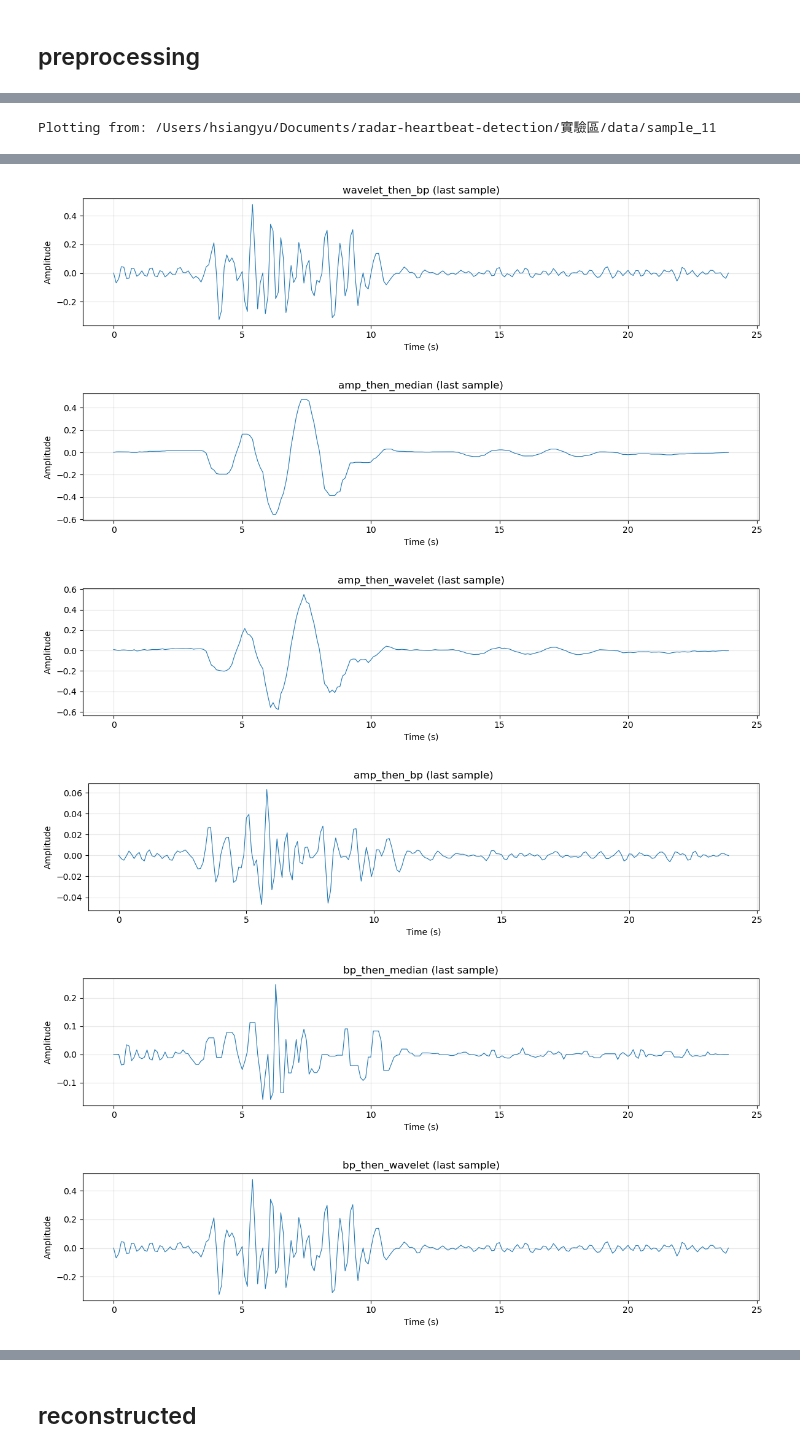
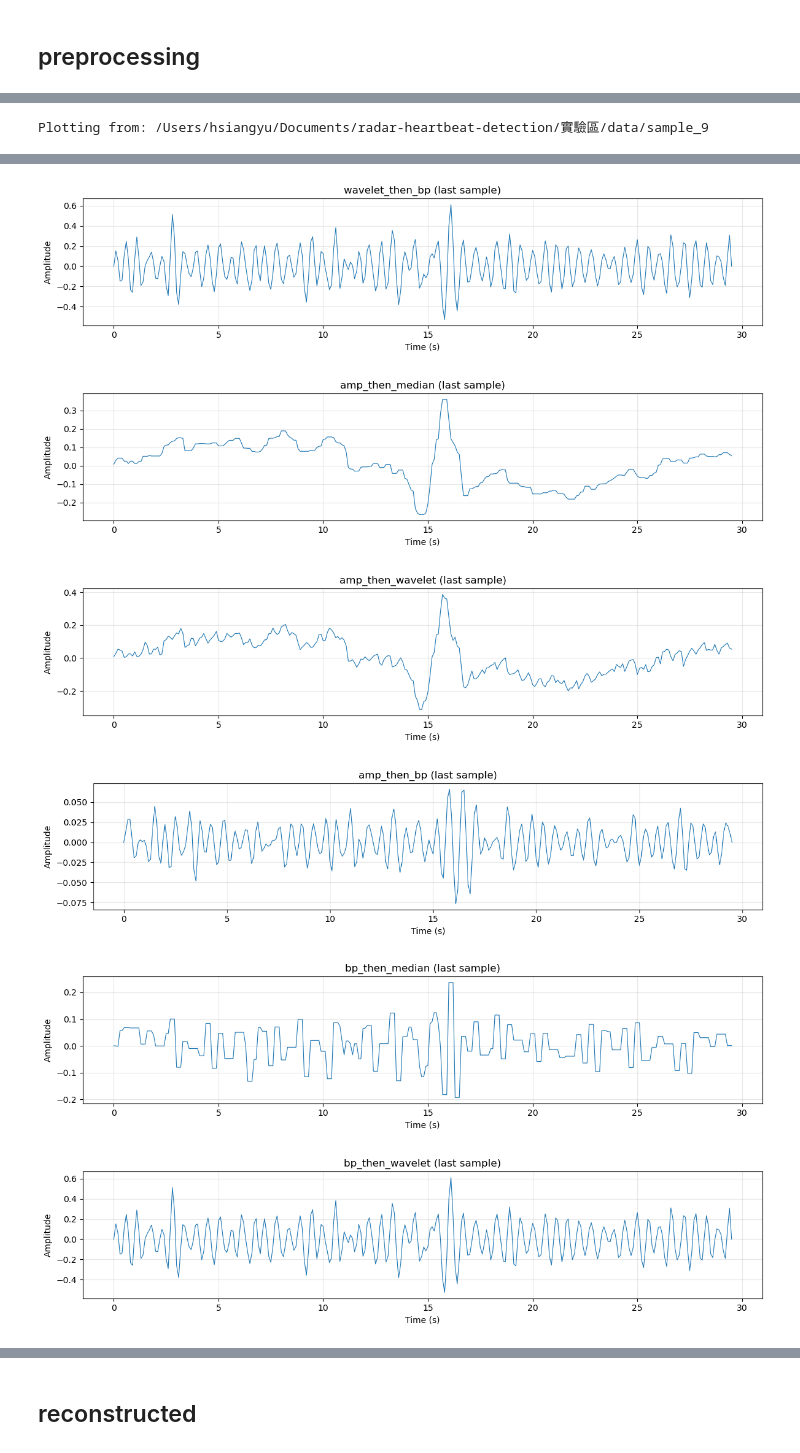
Before and after one commit to seannnnnn1017/radar-heartbeat-detection, a Jupyter notebook: 實驗區/reconstructed_main.ipynb, the cells around one changed output, grey strips where cells are left out. Cells and saved outputs as stored; diff of their text form; code cells hidden in the pictures.

```diff
--- a/實驗區/reconstructed_main.ipynb
+++ b/實驗區/reconstructed_main.ipynb
@@ -821,10 +824,10 @@ import matplotlib.pyplot as plt
 
 # 找出最後一個 sample
 num = all_sample_wave[-1]
-preproc = num.get("preproc_wave", {})
+preproc = num.get("pre_processing", {})
 
 if not preproc:
-    print("no preproc_wave found in last sample")
+    print("no pre_processing found in last sample")
 else:
     print("Plotting from:", num["path"])
     for name, df in preproc.items():
@@ -839,4 +842,4 @@ else:
         plt.tight_layout()
         plt.show()
 # %% [output]
-Plotting from: /Users/hsiangyu/Documents/radar-heartbeat-detection/實驗區/data/sample_11
+Plotting from: /Users/hsiangyu/Documents/radar-heartbeat-detection/實驗區/data/sample_9
@@ -848,6 +851,6 @@ Plotting from: /Users/hsiangyu/Documents/radar-heartbeat-detection/實驗區/dat
-[figure, old version]
+[figure, new version]
-[figure, old version]
+[figure, new version]
-[figure, old version]
+[figure, new version]
-[figure, old version]
+[figure, new version]
-[figure, old version]
+[figure, new version]
-[figure, old version]
+[figure, new version]
```
Also changed, not shown: parts of 12 cells of this notebook, 2 other files.
